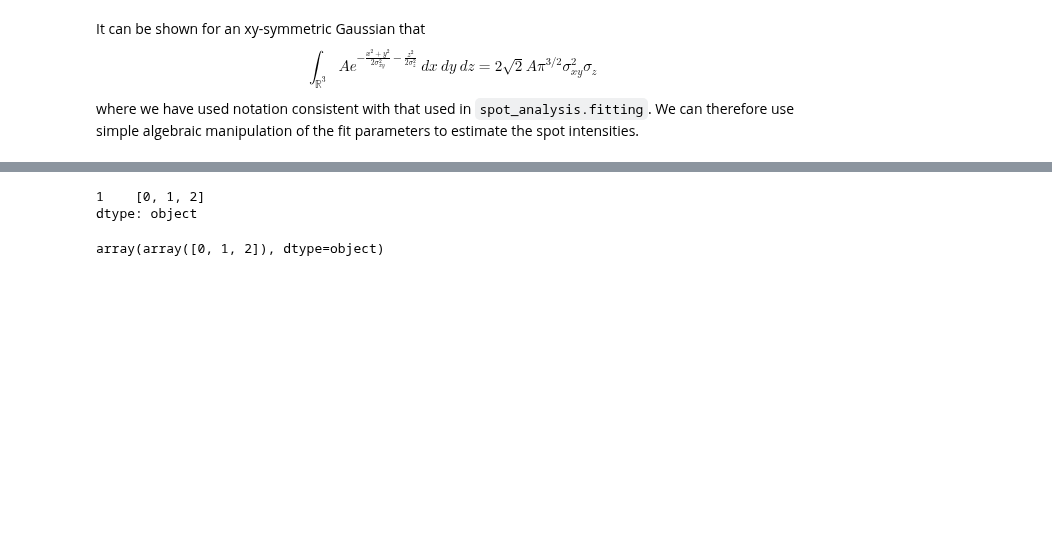
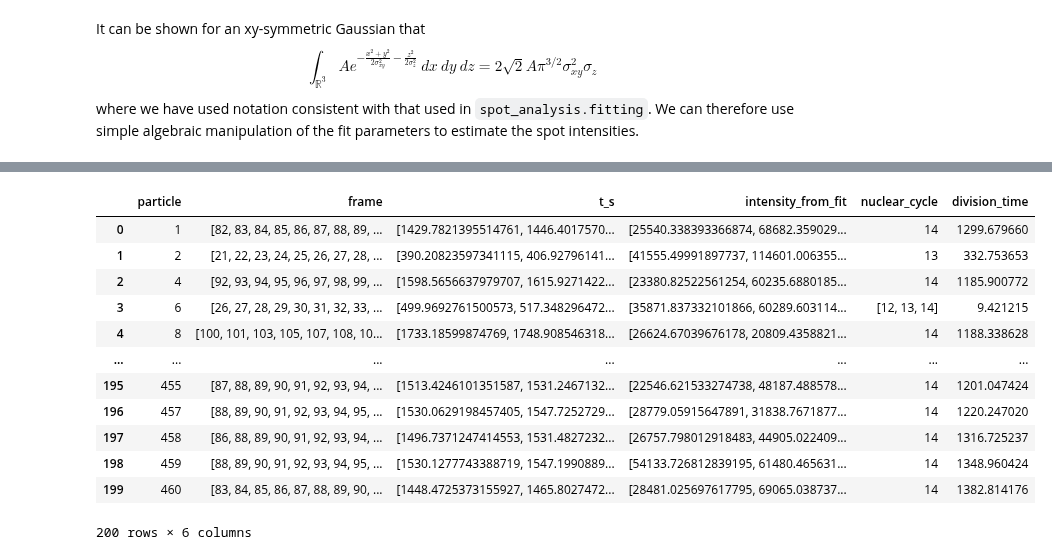
Before and after one commit to GarciaLab/transcription_pipeline, a Jupyter notebook: test.ipynb, the cells around one changed output, grey strips where cells are left out. Drawn from its saved outputs; the diff is of its cells as text; code cells hidden in the pictures; blank space fills up the shorter version.

```diff
--- a/test.ipynb
+++ b/test.ipynb
@@ -356,9 +272,0 @@ test_df.at[0, "test"] = test_series.values
-# %%
-test_series
-# %% [output]
-1    [0, 1, 2]
-dtype: object
-# %%
-test_df["test"].iloc[0]
-# %% [output]
-array(array([0, 1, 2]), dtype=object)
@@ -364,0 +279,16 @@ array(array([0, 1, 2]), dtype=object)
+# %%
+compiled_dataframe
+# %% [output]
+|  | particle | frame | t_s | intensity_from_fit | nuclear_cycle | division_time |
+| 0 | 1 | [82, 83, 84, 85, 86, 87, 88, 89, ... | [1429.7821395514761, 1446.4017570... | [25540.338393366874, 68682.359029... | 14 | 1299.679660 |
+| 1 | 2 | [21, 22, 23, 24, 25, 26, 27, 28, ... | [390.20823597341115, 406.92796141... | [41555.49991897737, 114601.006355... | 13 | 332.753653 |
+| 2 | 4 | [92, 93, 94, 95, 96, 97, 98, 99, ... | [1598.5656637979707, 1615.9271422... | [23380.82522561254, 60235.6880185... | 14 | 1185.900772 |
+| 3 | 6 | [26, 27, 28, 29, 30, 31, 32, 33, ... | [499.9692761500573, 517.348296472... | [35871.837332101866, 60289.603114... | [12, 13, 14] | 9.421215 |
+| 4 | 8 | [100, 101, 103, 105, 107, 108, 10... | [1733.18599874769, 1748.908546318... | [26624.67039676178, 20809.4358821... | 14 | 1188.338628 |
+| ... | ... | ... | ... | ... | ... | ... |
+| 195 | 455 | [87, 88, 89, 90, 91, 92, 93, 94, ... | [1513.4246101351587, 1531.2467132... | [22546.621533274738, 48187.488578... | 14 | 1201.047424 |
+| 196 | 457 | [88, 89, 90, 91, 92, 93, 94, 95, ... | [1530.0629198457405, 1547.7252729... | [28779.05915647891, 31838.7671877... | 14 | 1220.247020 |
+| 197 | 458 | [86, 88, 89, 90, 91, 92, 93, 94, ... | [1496.7371247414553, 1531.4827232... | [26757.798012918483, 44905.022409... | 14 | 1316.725237 |
+| 198 | 459 | [88, 89, 90, 91, 92, 93, 94, 95, ... | [1530.1277743388719, 1547.1990889... | [54133.726812839195, 61480.465631... | 14 | 1348.960424 |
+| 199 | 460 | [83, 84, 85, 86, 87, 88, 89, 90, ... | [1448.4725373155927, 1465.8027472... | [28481.025697617795, 69065.038737... | 14 | 1382.814176 |
+200 rows × 6 columns
```
Also changed, not shown: parts of 21 cells of this notebook, 3 other files.
